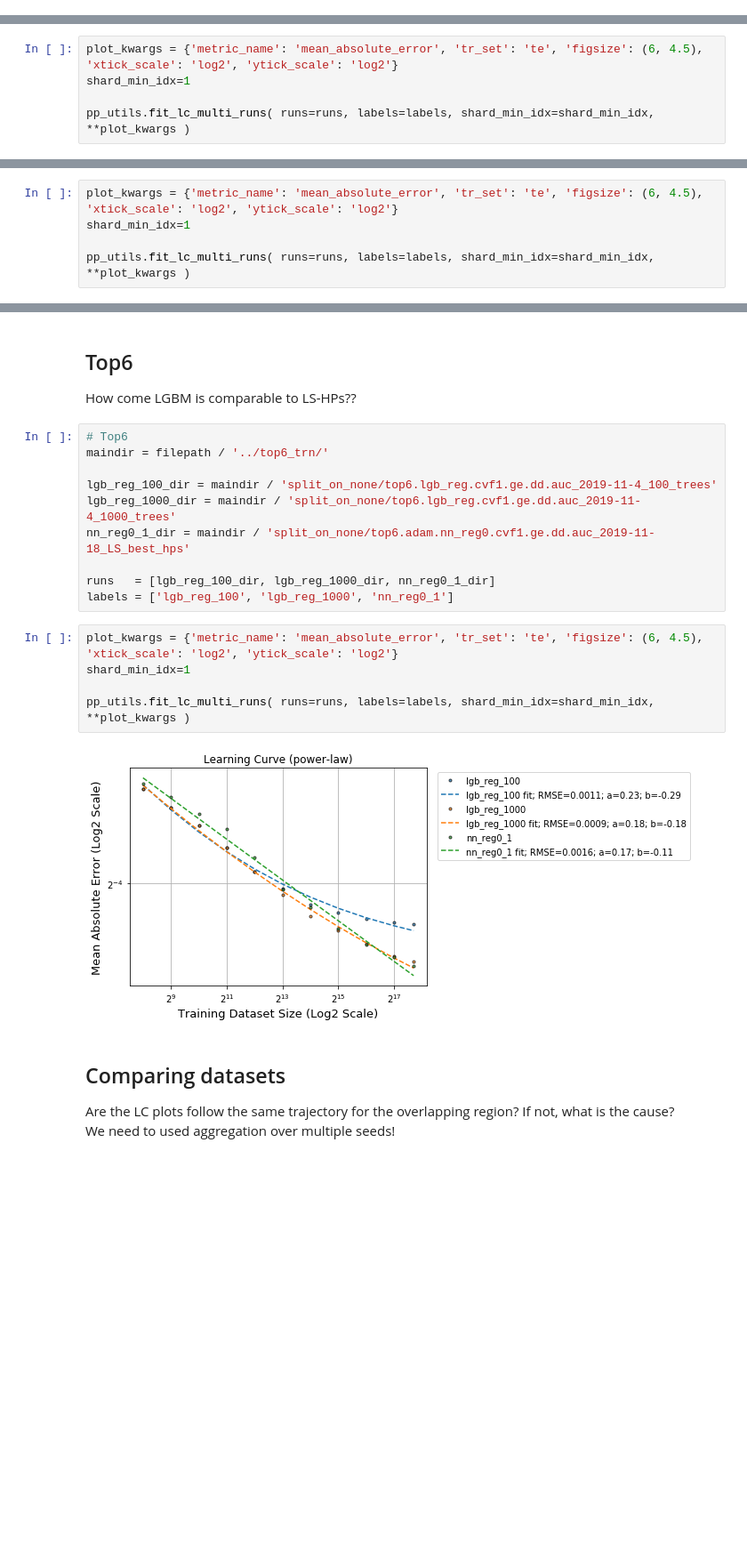
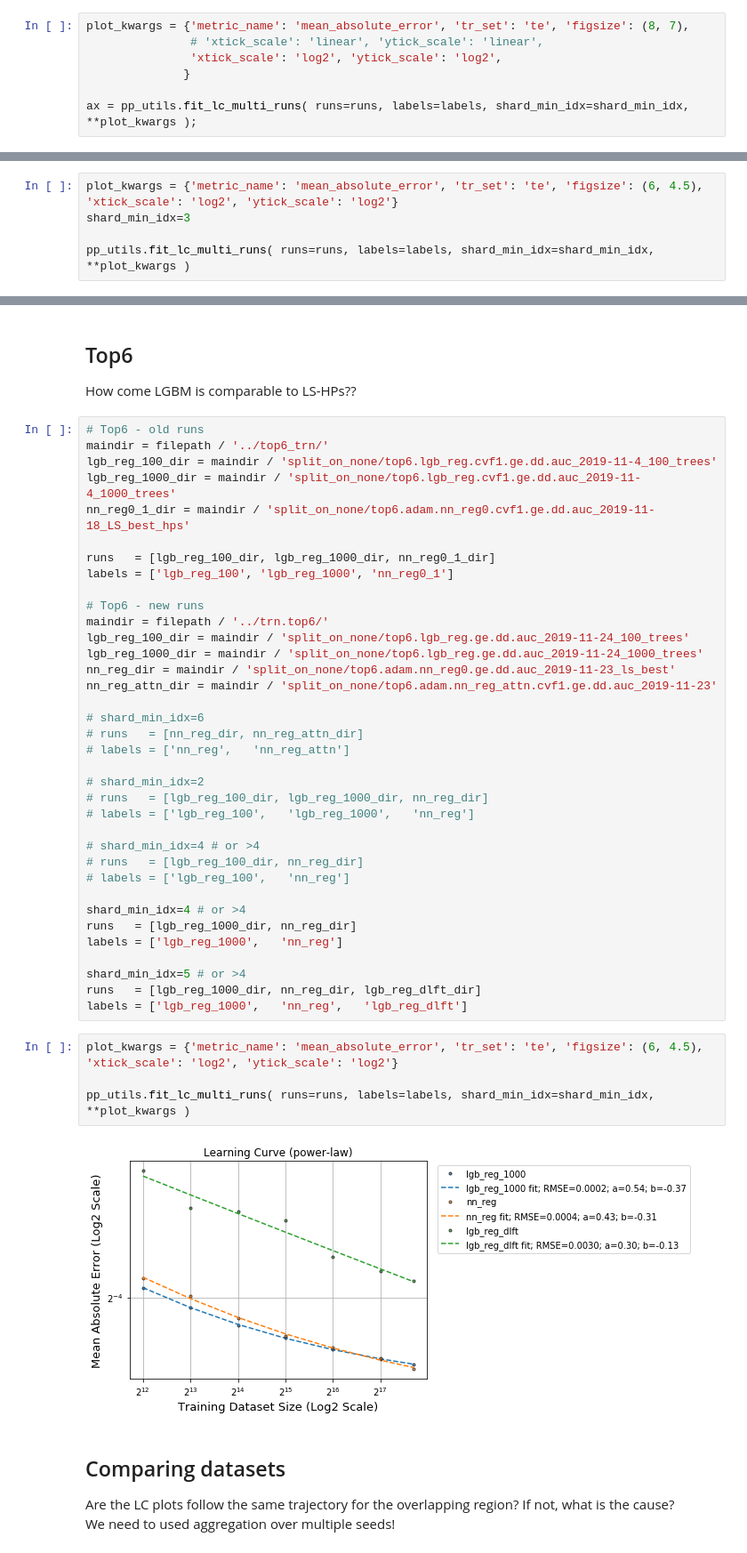
Before and after one commit to adpartin/LearningCurves, a Jupyter notebook: notebooks/03_compare_models.ipynb, the cells around one changed output, grey strips where cells are left out. Shown at 89% size. Cells and saved outputs as stored; diff of their text form; blank space fills up the shorter version.

```diff
--- a/notebooks/04_compare_models.ipynb
+++ b/notebooks/03_compare_models.ipynb
@@ -67,0 +91,7 @@ labels = ['lgb_reg', 'nn_reg0']
+# %%
+plot_kwargs = {'metric_name': 'mean_absolute_error', 'tr_set': 'te', 'figsize': (8, 7),
+               # 'xtick_scale': 'linear', 'ytick_scale': 'linear',
+               'xtick_scale': 'log2', 'ytick_scale': 'log2',
+              }
+
+ax = pp_utils.fit_lc_multi_runs( runs=runs, labels=labels, shard_min_idx=shard_min_idx, **plot_kwargs );
@@ -68,6 +115,6 @@ labels = ['lgb_reg', 'nn_reg0']
 # %%
 plot_kwargs = {'metric_name': 'mean_absolute_error', 'tr_set': 'te', 'figsize': (6, 4.5), 'xtick_scale': 'log2', 'ytick_scale': 'log2'}
-shard_min_idx=1
+shard_min_idx=3
 
 pp_utils.fit_lc_multi_runs( runs=runs, labels=labels, shard_min_idx=shard_min_idx, **plot_kwargs )
 # %% [output]
@@ -87,5 +121,0 @@ labels = ['lgb_reg', 'nn_reg0_1', 'nn_reg0_2']
-# %%
-plot_kwargs = {'metric_name': 'mean_absolute_error', 'tr_set': 'te', 'figsize': (6, 4.5), 'xtick_scale': 'log2', 'ytick_scale': 'log2'}
-shard_min_idx=1
-
-pp_utils.fit_lc_multi_runs( runs=runs, labels=labels, shard_min_idx=shard_min_idx, **plot_kwargs )
@@ -96,22 +124,47 @@ pp_utils.fit_lc_multi_runs( runs=runs, labels=labels, shard_min_idx=shard_min_id
 
 How come LGBM is comparable to LS-HPs??
 # %%
-# Top6
+# Top6 - old runs
 maindir = filepath / '../top6_trn/'
-
 lgb_reg_100_dir = maindir / 'split_on_none/top6.lgb_reg.cvf1.ge.dd.auc_2019-11-4_100_trees'
 lgb_reg_1000_dir = maindir / 'split_on_none/top6.lgb_reg.cvf1.ge.dd.auc_2019-11-4_1000_trees'
 nn_reg0_1_dir = maindir / 'split_on_none/top6.adam.nn_reg0.cvf1.ge.dd.auc_2019-11-18_LS_best_hps'
 
 runs   = [lgb_reg_100_dir, lgb_reg_1000_dir, nn_reg0_1_dir]
 labels = ['lgb_reg_100', 'lgb_reg_1000', 'nn_reg0_1']
+
+# Top6 - new runs
+maindir = filepath / '../trn.top6/'
+lgb_reg_100_dir = maindir / 'split_on_none/top6.lgb_reg.ge.dd.auc_2019-11-24_100_trees'
+lgb_reg_1000_dir = maindir / 'split_on_none/top6.lgb_reg.ge.dd.auc_2019-11-24_1000_trees'
+nn_reg_dir = maindir / 'split_on_none/top6.adam.nn_reg0.ge.dd.auc_2019-11-23_ls_best'
+nn_reg_attn_dir = maindir / 'split_on_none/top6.adam.nn_reg_attn.cvf1.ge.dd.auc_2019-11-23'
+
+# shard_min_idx=6
+# runs   = [nn_reg_dir, nn_reg_attn_dir]
+# labels = ['nn_reg',   'nn_reg_attn']
+
+# shard_min_idx=2
+# runs   = [lgb_reg_100_dir, lgb_reg_1000_dir, nn_reg_dir]
+# labels = ['lgb_reg_100',   'lgb_reg_1000',   'nn_reg']
+
+# shard_min_idx=4 # or >4
+# runs   = [lgb_reg_100_dir, nn_reg_dir]
+# labels = ['lgb_reg_100',   'nn_reg']
+
+shard_min_idx=4 # or >4
+runs   = [lgb_reg_1000_dir, nn_reg_dir]
+labels = ['lgb_reg_1000',   'nn_reg']
+
+shard_min_idx=5 # or >4
+runs   = [lgb_reg_1000_dir, nn_reg_dir, lgb_reg_dlft_dir]
+labels = ['lgb_reg_1000',   'nn_reg',   'lgb_reg_dlft']
 # %%
 plot_kwargs = {'metric_name': 'mean_absolute_error', 'tr_set': 'te', 'figsize': (6, 4.5), 'xtick_scale': 'log2', 'ytick_scale': 'log2'}
-shard_min_idx=1
 
 pp_utils.fit_lc_multi_runs( runs=runs, labels=labels, shard_min_idx=shard_min_idx, **plot_kwargs )
 # %% [output]
-[figure, old version]
+[figure, new version]
 # %% [markdown]
 ## Comparing datasets
 
```
Also changed, not shown: parts of 15 cells of this notebook, 11 other files.
